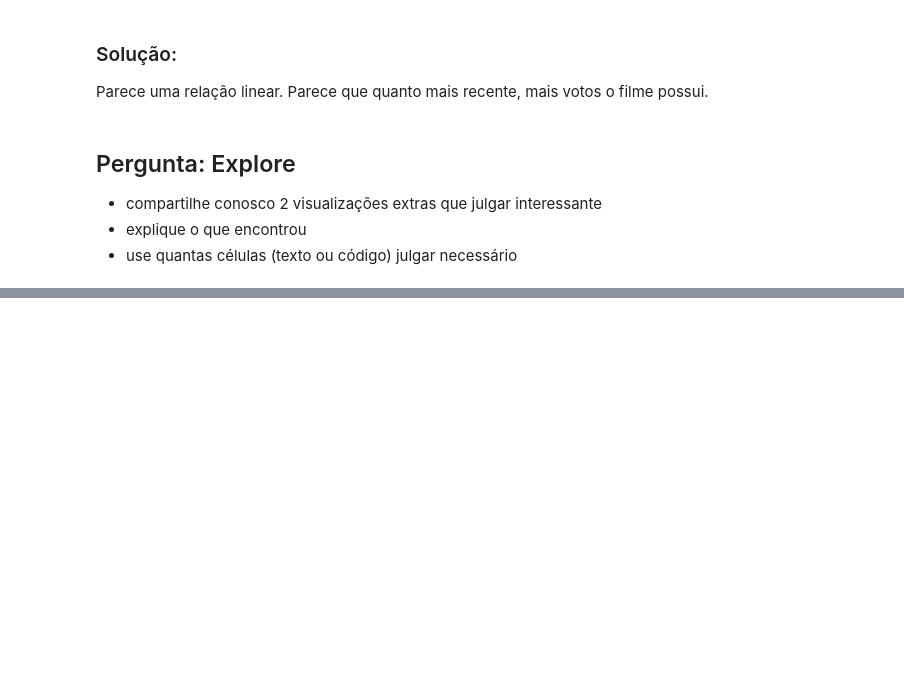
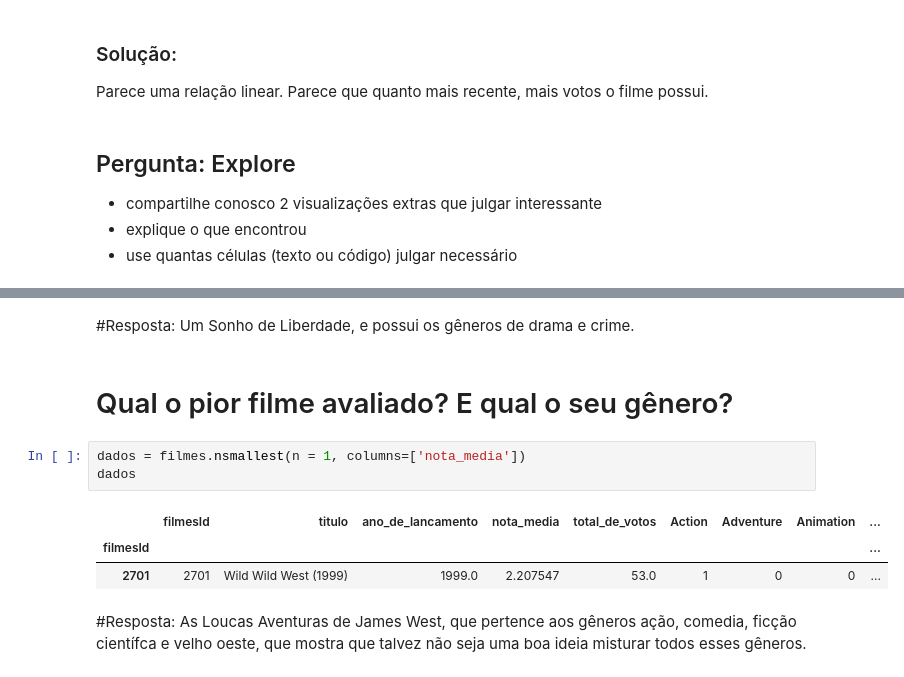
Before and after one commit to diegohaji/Alura_DataScience, a Jupyter notebook: Formação_Data_Science_Alura_Análise_exploratória_do_MovieLens.ipynb, the cells around one changed output, grey strips where cells are left out. Saved outputs shown, nothing was run; the diff lists cells and outputs as text; blank space fills up the shorter version.

```diff
--- a/Formação_Data_Science_Alura_Análise_exploratória_do_MovieLens.ipynb
+++ b/Formação_Data_Science_Alura_Análise_exploratória_do_MovieLens.ipynb
@@ -746,0 +769,13 @@ Parece que quanto mais recente, mais votos o filme possui.
+# %% [markdown]
+#Resposta: Um Sonho de Liberdade, e possui os gêneros de drama e crime.
+# %% [markdown]
+# Qual o pior filme avaliado? E qual o seu gênero?
+# %%
+dados = filmes.nsmallest(n = 1, columns=['nota_media'])
+dados
+# %% [output]
+|  | filmesId | titulo | ano_de_lancamento | nota_media | total_de_votos | Action | Adventure | Animation | ... |
+| filmesId |  |  |  |  |  |  |  |  | ... |
+| 2701 | 2701 | Wild Wild West (1999) | 1999.0 | 2.207547 | 53.0 | 1 | 0 | 0 | ... |
+# %% [markdown]
+#Resposta: As Loucas Aventuras de James West, que pertence aos gêneros ação, comedia, ficção científca e velho oeste, que mostra que talvez não seja uma boa ideia misturar todos esses gêneros.
```
Also changed, not shown: parts of 12 cells of this notebook.
